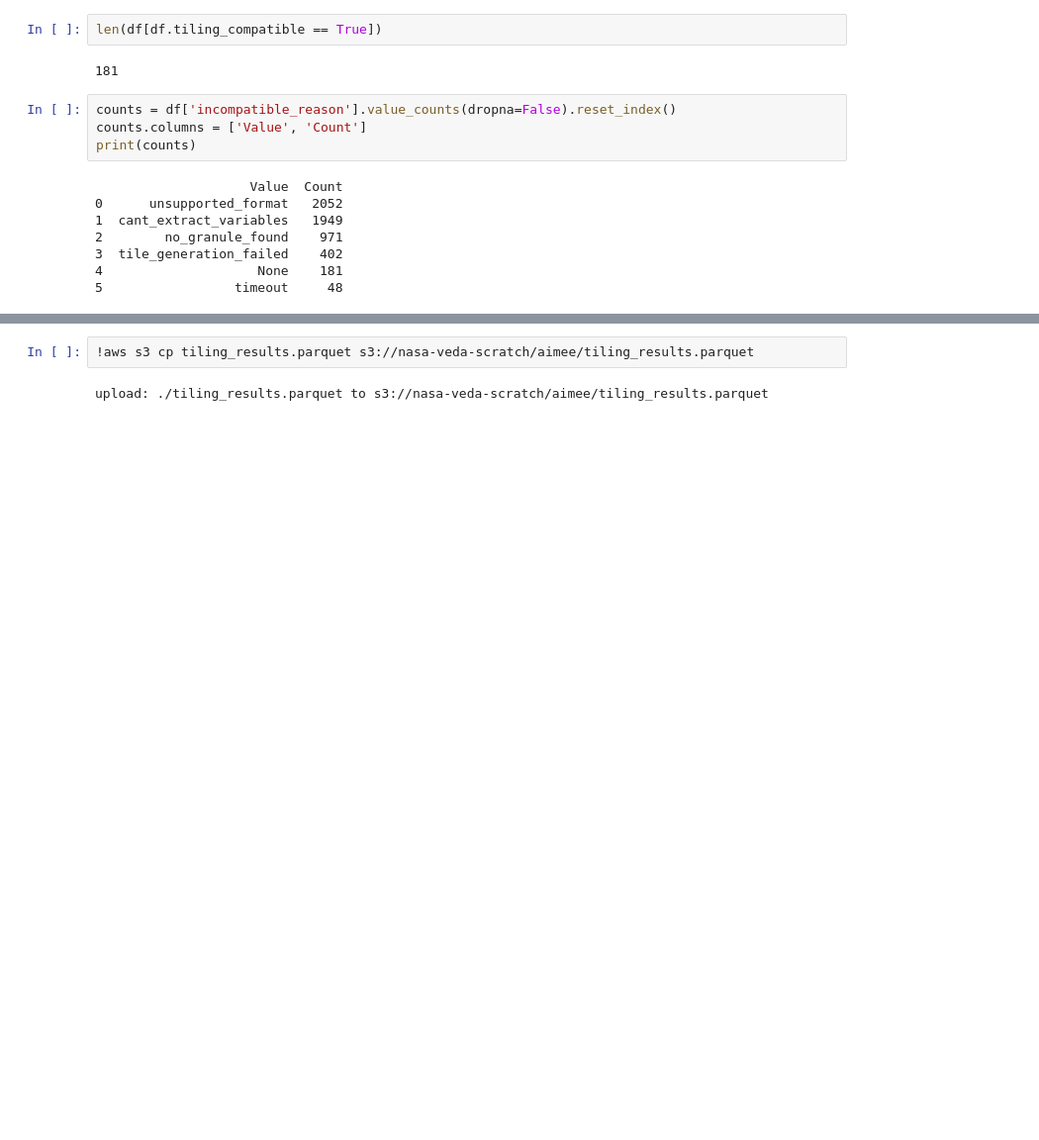
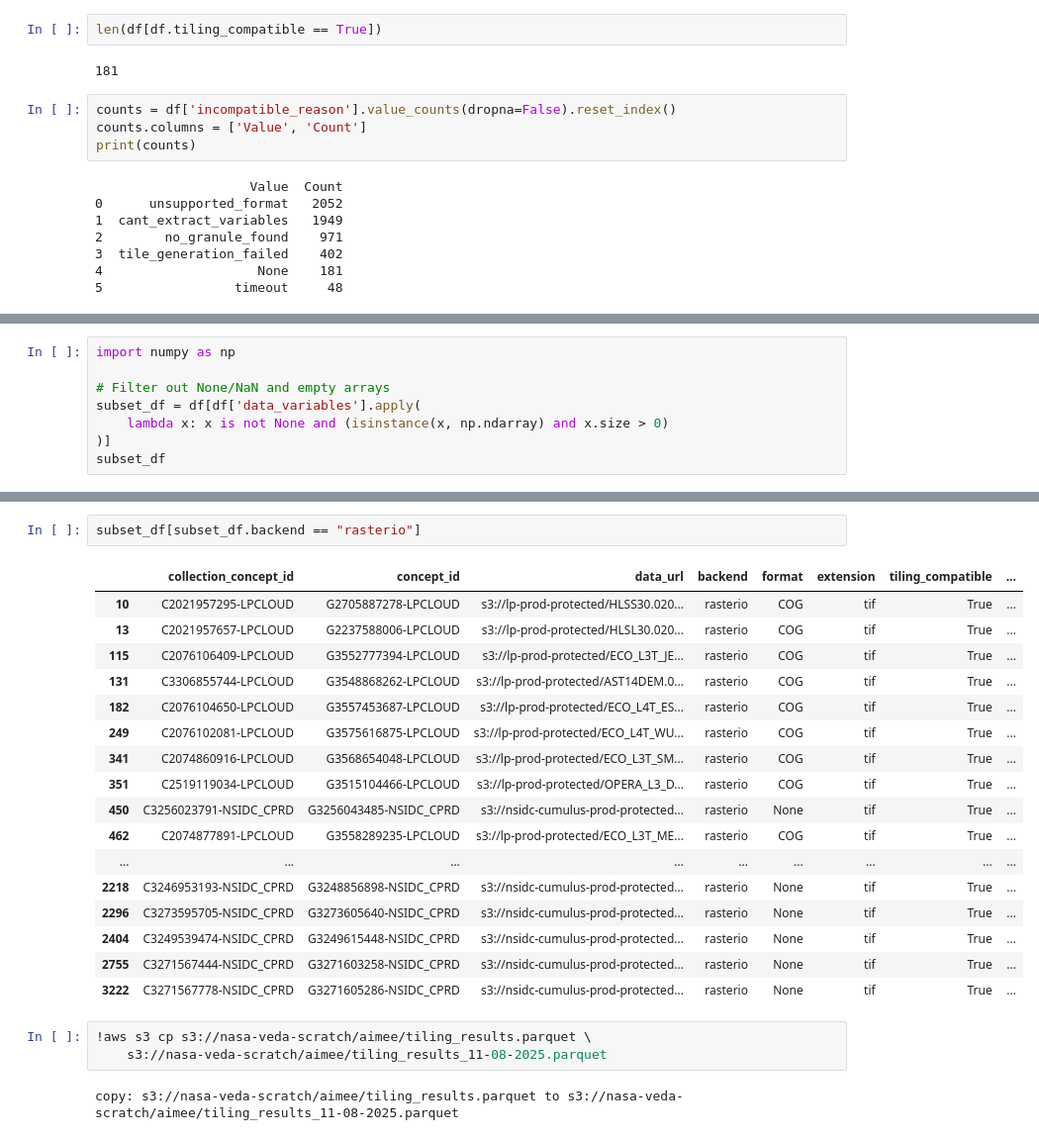
Before and after one commit to developmentseed/titiler-cmr-compatibility, a Jupyter notebook: read_results.ipynb, the cells around one changed output, grey strips where cells are left out. Shown at 99% size. Cells and saved outputs as stored; diff of their text form; blank space fills up the shorter version.

```diff
--- a/read_results.ipynb
+++ b/read_results.ipynb
@@ -39,0 +24,8 @@ df[(df.tiling_compatible == False) & (df.incompatible_reason == 'cant_extract_va
+# %%
+import numpy as np
+
+# Filter out None/NaN and empty arrays
+subset_df = df[df['data_variables'].apply(
+    lambda x: x is not None and (isinstance(x, np.ndarray) and x.size > 0)
+)]
+subset_df
@@ -40,4 +46,25 @@ df[(df.tiling_compatible == False) & (df.incompatible_reason == 'cant_extract_va
+# %%
+subset_df[subset_df.backend == "rasterio"]
+# %% [output]
+|  | collection_concept_id | concept_id | data_url | backend | format | extension | tiling_compatible | ... |
+| 10 | C2021957295-LPCLOUD | G2705887278-LPCLOUD | s3://lp-prod-protected/HLSS30.020... | rasterio | COG | tif | True | ... |
+| 13 | C2021957657-LPCLOUD | G2237588006-LPCLOUD | s3://lp-prod-protected/HLSL30.020... | rasterio | COG | tif | True | ... |
+| 115 | C2076106409-LPCLOUD | G3552777394-LPCLOUD | s3://lp-prod-protected/ECO_L3T_JE... | rasterio | COG | tif | True | ... |
+| 131 | C3306855744-LPCLOUD | G3548868262-LPCLOUD | s3://lp-prod-protected/AST14DEM.0... | rasterio | COG | tif | True | ... |
+| 182 | C2076104650-LPCLOUD | G3557453687-LPCLOUD | s3://lp-prod-protected/ECO_L4T_ES... | rasterio | COG | tif | True | ... |
+| 249 | C2076102081-LPCLOUD | G3575616875-LPCLOUD | s3://lp-prod-protected/ECO_L4T_WU... | rasterio | COG | tif | True | ... |
+| 341 | C2074860916-LPCLOUD | G3568654048-LPCLOUD | s3://lp-prod-protected/ECO_L3T_SM... | rasterio | COG | tif | True | ... |
+| 351 | C2519119034-LPCLOUD | G3515104466-LPCLOUD | s3://lp-prod-protected/OPERA_L3_D... | rasterio | COG | tif | True | ... |
+| 450 | C3256023791-NSIDC_CPRD | G3256043485-NSIDC_CPRD | s3://nsidc-cumulus-prod-protected... | rasterio | None | tif | True | ... |
+| 462 | C2074877891-LPCLOUD | G3558289235-LPCLOUD | s3://lp-prod-protected/ECO_L3T_ME... | rasterio | COG | tif | True | ... |
+| ... | ... | ... | ... | ... | ... | ... | ... | ... |
+| 2218 | C3246953193-NSIDC_CPRD | G3248856898-NSIDC_CPRD | s3://nsidc-cumulus-prod-protected... | rasterio | None | tif | True | ... |
+| 2296 | C3273595705-NSIDC_CPRD | G3273605640-NSIDC_CPRD | s3://nsidc-cumulus-prod-protected... | rasterio | None | tif | True | ... |
+| 2404 | C3249539474-NSIDC_CPRD | G3249615448-NSIDC_CPRD | s3://nsidc-cumulus-prod-protected... | rasterio | None | tif | True | ... |
+| 2755 | C3271567444-NSIDC_CPRD | G3271603258-NSIDC_CPRD | s3://nsidc-cumulus-prod-protected... | rasterio | None | tif | True | ... |
+| 3222 | C3271567778-NSIDC_CPRD | G3271605286-NSIDC_CPRD | s3://nsidc-cumulus-prod-protected... | rasterio | None | tif | True | ... |
 # %%
-!aws s3 cp tiling_results.parquet s3://nasa-veda-scratch/aimee/tiling_results.parquet
+!aws s3 cp s3://nasa-veda-scratch/aimee/tiling_results.parquet \
+    s3://nasa-veda-scratch/aimee/tiling_results_11-08-2025.parquet
 # %% [output]
-upload: ./tiling_results.parquet to s3://nasa-veda-scratch/aimee/tiling_results.parquet
+copy: s3://nasa-veda-scratch/aimee/tiling_results.parquet to s3://nasa-veda-scratch/aimee/tiling_results_11-08-2025.parquet
```
Also changed, not shown: parts of 2 cells of this notebook, 5 other files.
